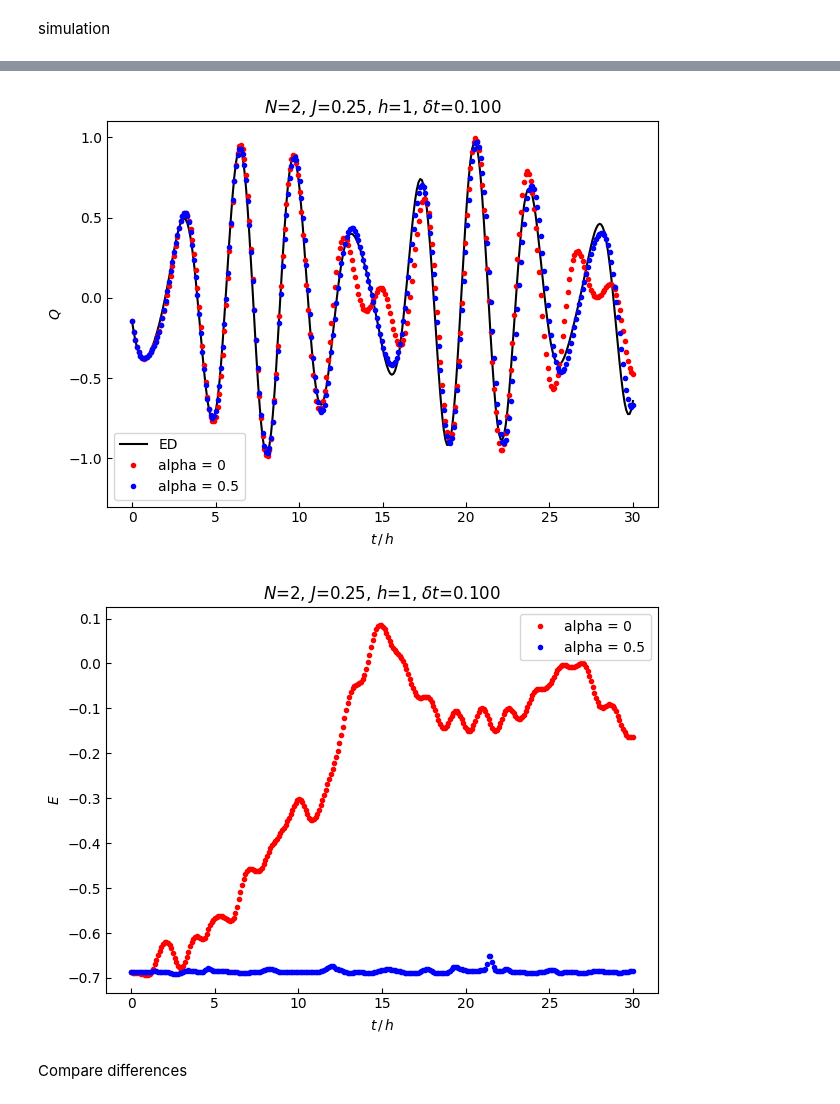
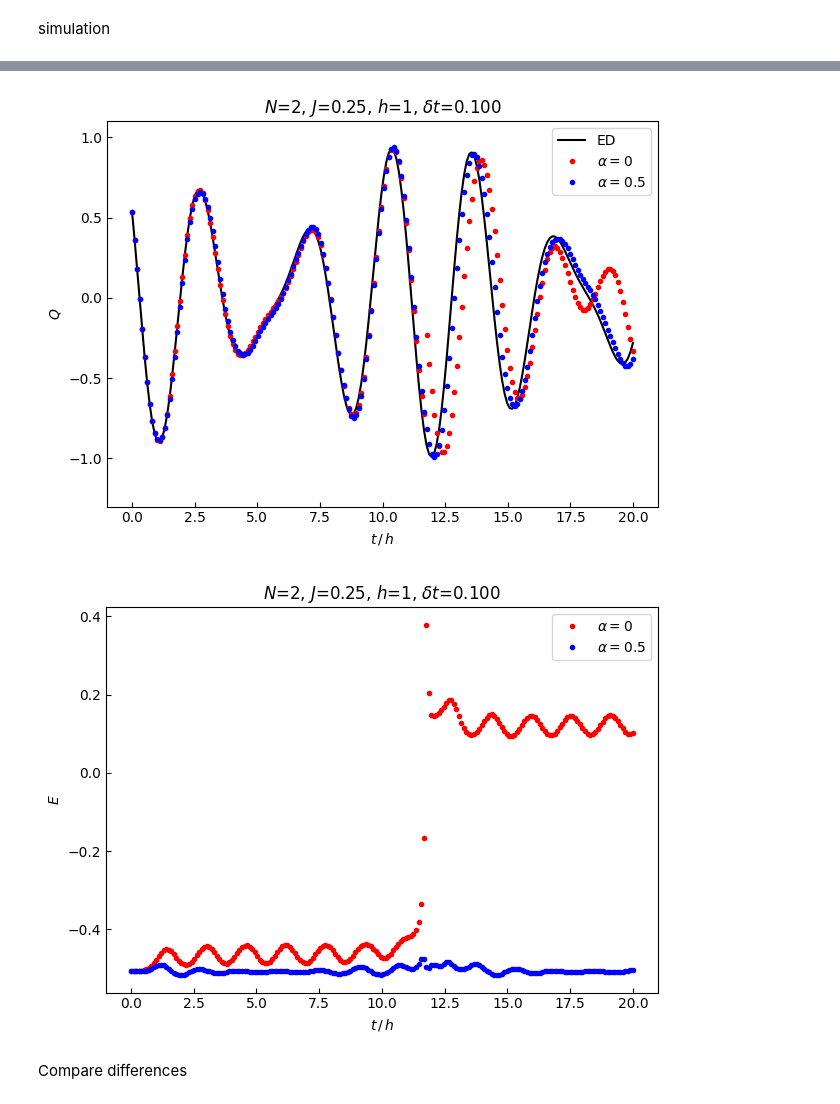
Before and after one commit to Zhelun-Li/VQS, a Jupyter notebook: energyCorrection_studies.ipynb, the cells around one changed output, grey strips where cells are left out. Cells and saved outputs as stored; diff of their text form; code cells hidden in the pictures.

Commit message:
adding sampling and making plots

```diff
--- a/energyCorrection_studies.ipynb
+++ b/energyCorrection_studies.ipynb
@@ -119,15 +133,17 @@ num_qubits = 2
 j_coupling = 1/4
 h_coupling = 1
 
-num_layers = 3
-time_max = 30
+num_layers = 2
+time_max = 20
 epsilon_det = 1e-7
-num_steps = 300
+num_steps = 200
 sampler = Sampler()
 estimator = Estimator()
 nShots = None
 
 dt=time_max/num_steps
 num_params = (2*num_qubits-1)*num_layers
-params_init =[np.pi/4]*num_params
+params_init =[np.pi/6]*num_params
+
+#params_init=np.random.rand(num_params)
 # %%
@@ -134,0 +151,15 @@ p_list_ED,mag_list_ED=getPMag_list(params_init,num_layers,num_qubits,j_coupling,
+# %%
+
+times_ED = np.linspace(0.0,time_max,len(mag_list_ED))
+step = 1
+plt.figure(1)
+plt.plot(times_ED,mag_list_ED,label='ED',color='black')
+plt.title(f'$N$={num_qubits}, $J$={j_coupling}, $h$={h_coupling}, $\delta t$={time_max/num_steps:.3f}')
+plt.xlabel('$t\, / \, h$')
+plt.ylabel('$Q$')
+# plt.xlim([0,0.1])
+plt.ylim([-1.3,1.1])
+plt.legend()
+plt.tight_layout()
+# plt.savefig(f'magnetization_N{num_qubits}_J{j_coupling}_h{h_coupling}_dt{time_max/num_steps:.2f}_v1.pdf')
+plt.show()
@@ -191,38 +196,38 @@ step 290: DONE
 # %%
 
 
 times_VQS = np.linspace(0.0,time_max,num_steps)
 times_ED = np.linspace(0.0,time_max,len(mag_list_ED))
 step = 1
 plt.figure(1)
 plt.plot(times_ED,mag_list_ED,label='ED',color='black')
-plt.plot(times_VQS[::step],mag_list_baseline[::step],'.',label='alpha = 0',color='r')
-plt.plot(times_VQS[::step],mag_list_05[::step],'.',label='alpha = 0.5',color='b')
+plt.plot(times_VQS[::step],mag_list_baseline[::step],'.',label=r'$\alpha = 0$',color='r')
+plt.plot(times_VQS[::step],mag_list_05[::step],'.',label=r'$\alpha = 0.5$',color='b')
 
 plt.title(f'$N$={num_qubits}, $J$={j_coupling}, $h$={h_coupling}, $\delta t$={time_max/num_steps:.3f}')
 plt.xlabel('$t\, / \, h$')
 plt.ylabel('$Q$')
 # plt.xlim([0,0.1])
 plt.ylim([-1.3,1.1])
 plt.legend()
 plt.tight_layout()
 # plt.savefig(f'magnetization_N{num_qubits}_J{j_coupling}_h{h_coupling}_dt{time_max/num_steps:.2f}_v1.pdf')
 plt.show()
 
 plt.figure(2)
-plt.plot(times_VQS[::step],E_list_baseline[::step],'.',label='alpha = 0',color='r')
-plt.plot(times_VQS[::step],E_list_05[::step],'.',label='alpha = 0.5',color='b')
+plt.plot(times_VQS[::step],E_list_baseline[::step],'.',label=r'$\alpha = 0$',color='r')
+plt.plot(times_VQS[::step],E_list_05[::step],'.',label=r'$\alpha = 0.5$',color='b')
 plt.title(f'$N$={num_qubits}, $J$={j_coupling}, $h$={h_coupling}, $\delta t$={time_max/num_steps:.3f}')
 plt.xlabel('$t\, / \, h$')
 plt.ylabel('$E$')
 # plt.xlim([0,0.1])
 
 plt.legend()
 plt.tight_layout()
 # plt.savefig(f'magnetization_N{num_qubits}_J{j_coupling}_h{h_coupling}_dt{time_max/num_steps:.2f}_v1.pdf')
 plt.show()
 # %% [output]
-[figure, old version]
+[figure, new version]
-[figure, old version]
+[figure, new version]
 # %% [markdown]
 Compare differences
```
Also changed, not shown: parts of 19 cells of this notebook.
